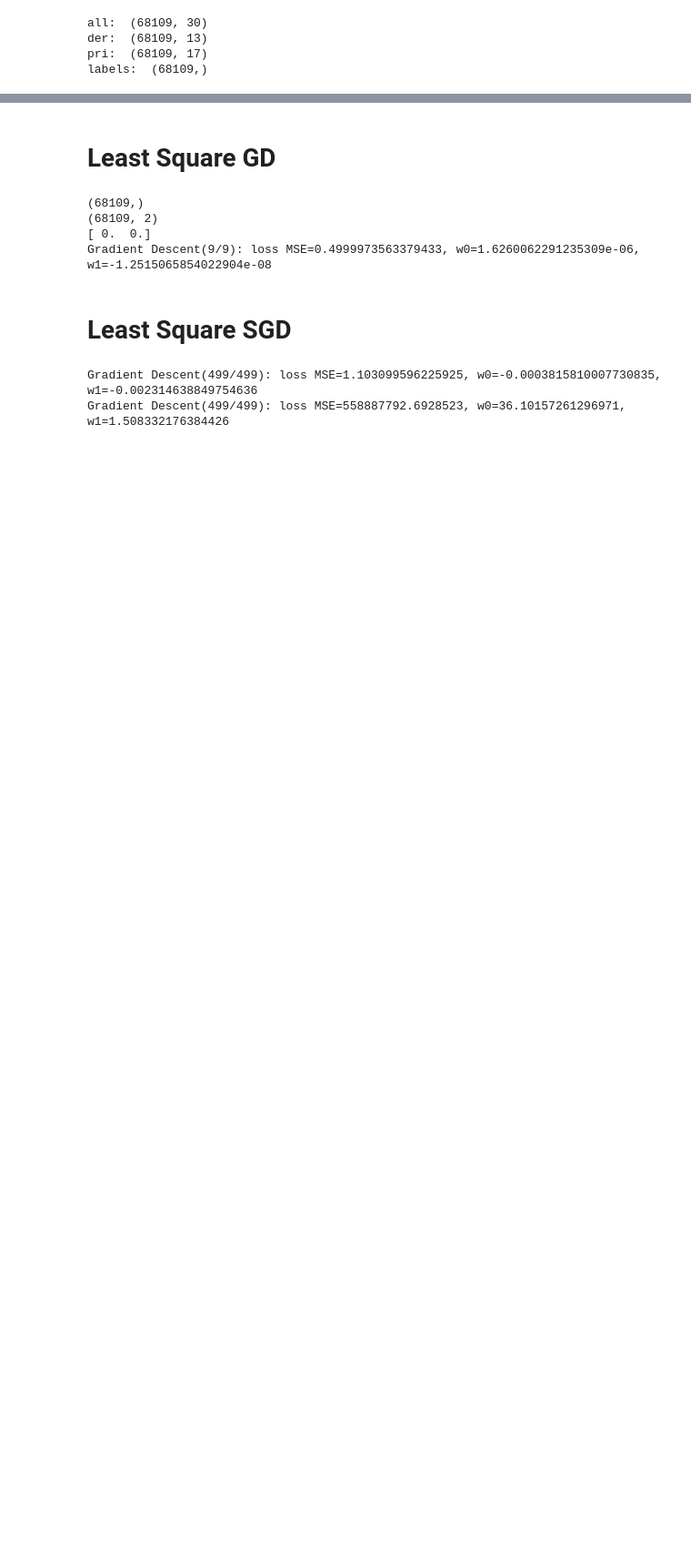
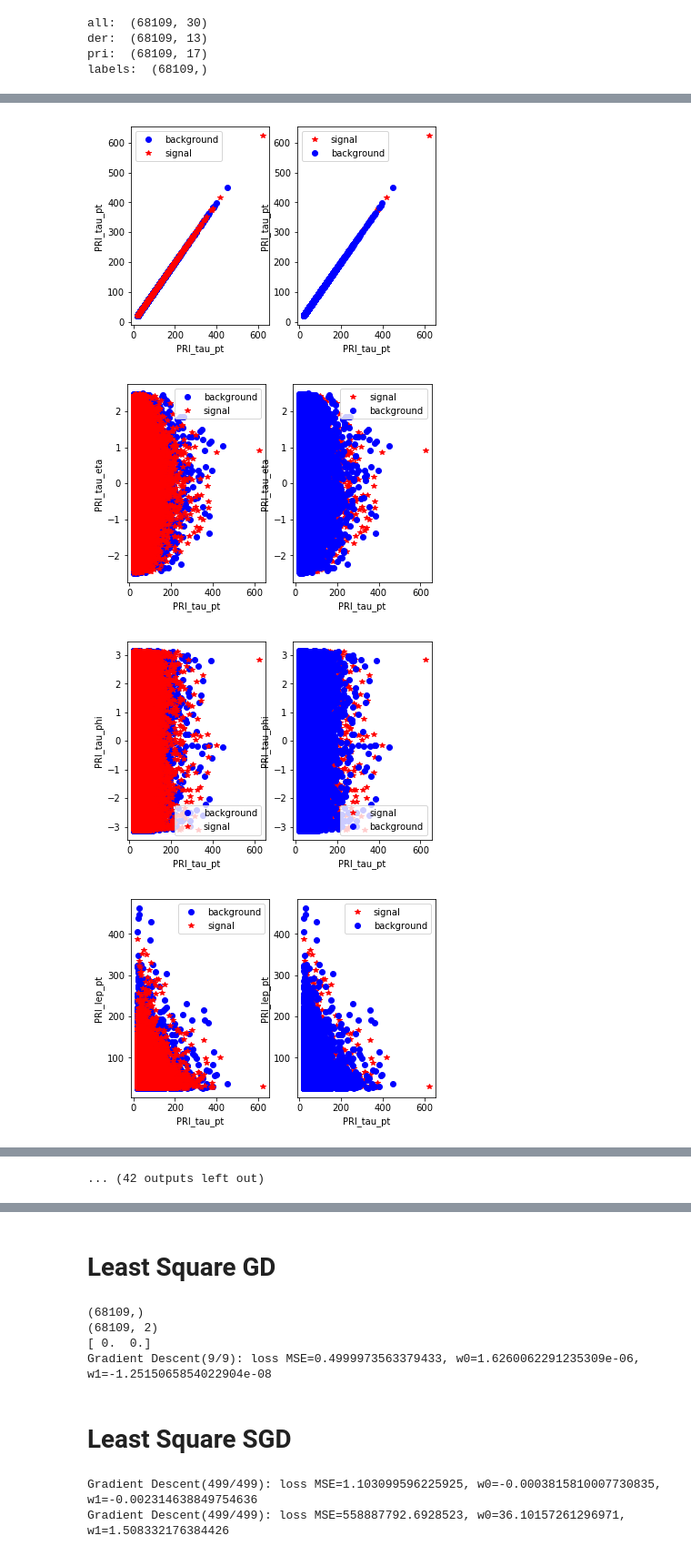
Before and after one commit to iricchi/Project1_ML, a Jupyter notebook: code/tom/main.ipynb, the cells around one changed output, grey strips where cells are left out. Shown at 91% size. Drawn from its saved outputs; the diff is of its cells as text; code cells hidden in the pictures; blank space fills up the shorter version.

```diff
--- a/code/tom/main.ipynb
+++ b/code/tom/main.ipynb
@@ -80,0 +95,49 @@ labels:  (68109,)
+# %%
+def plotInFeatureSpace(F, labels, ind1, ind2, featureNames):
+
+    # extract feature 1 and feature 2 at index 'ind1' and 'ind2' in F
+    F1 = F[:, ind1]
+    F2 = F[:, ind2]
+
+    # get background event in F1 and F2 (the label in 'labels' is -1)
+    ind_background = np.where(labels == -1)
+    F1_background = F1[ind_background]
+    F2_background = F2[ind_background]
+
+    # get signal event in F1 and F2 (the label in 'labels' is +1)
+    ind_signal = np.where(labels == 1)
+    F1_signal = F1[ind_signal]
+    F2_signal = F2[ind_signal]
+
+    # plot
+    plt.subplot(121)
+    plt.plot(F1_background, F2_background, 'o', color='blue')
+    plt.plot(F1_signal, F2_signal, '*', color='red')
+    plt.legend(("background", "signal"))
+    plt.xlabel(featureNames[ind1])
+    plt.ylabel(featureNames[ind2])
+
+
+    plt.subplot(122)
+    plt.plot(F1_signal, F2_signal, '*', color='red')
+    plt.plot(F1_background, F2_background, 'o', color='blue')
+    plt.legend(("signal", "background"))
+    plt.xlabel(featureNames[ind1])
+    plt.ylabel(featureNames[ind2])
+
+
+    plt.show()
+# %%
+# read the names of the features in the dataset 'train.csv'
+featureNames = np.genfromtxt(my_path + r'\data\train.csv', delimiter=",", dtype=str, max_rows = 1)[2:]
+DerNames = featureNames[13:]
+
+# plot all DER feature spaces after removing the 999
+for i in np.arange(x_der.shape[1]-1):
+    for j in range(i,x_der.shape[1]-1):
+        plotInFeatureSpace(x_der, y_no_999, i, j, DerNames)
+# %% [output]
+[figure, added]
+[figure, added]
+[figure, added]
+[figure, added]
@@ -80,0 +152 @@ labels:  (68109,)
+... (42 outputs left out)
```
Also changed, not shown: parts of 7 cells of this notebook.
